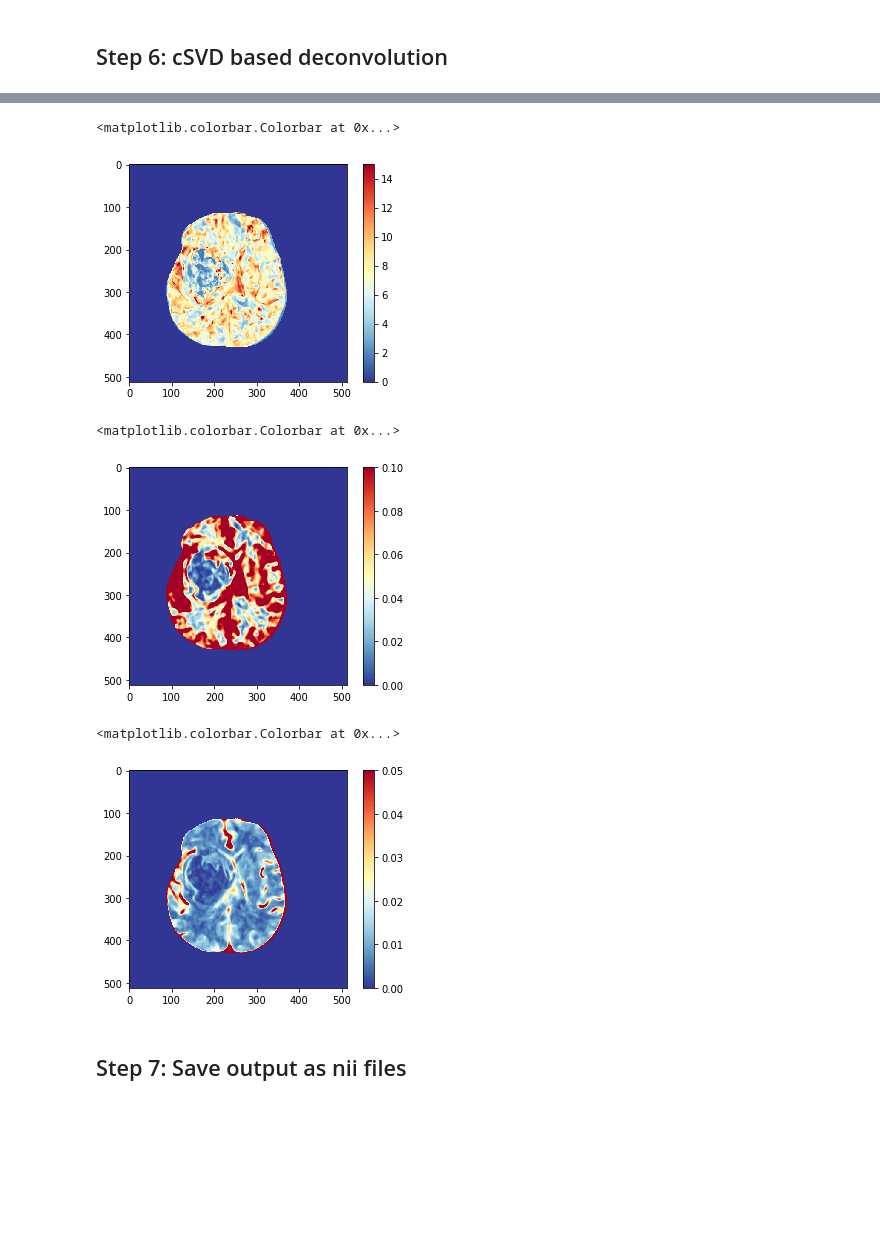
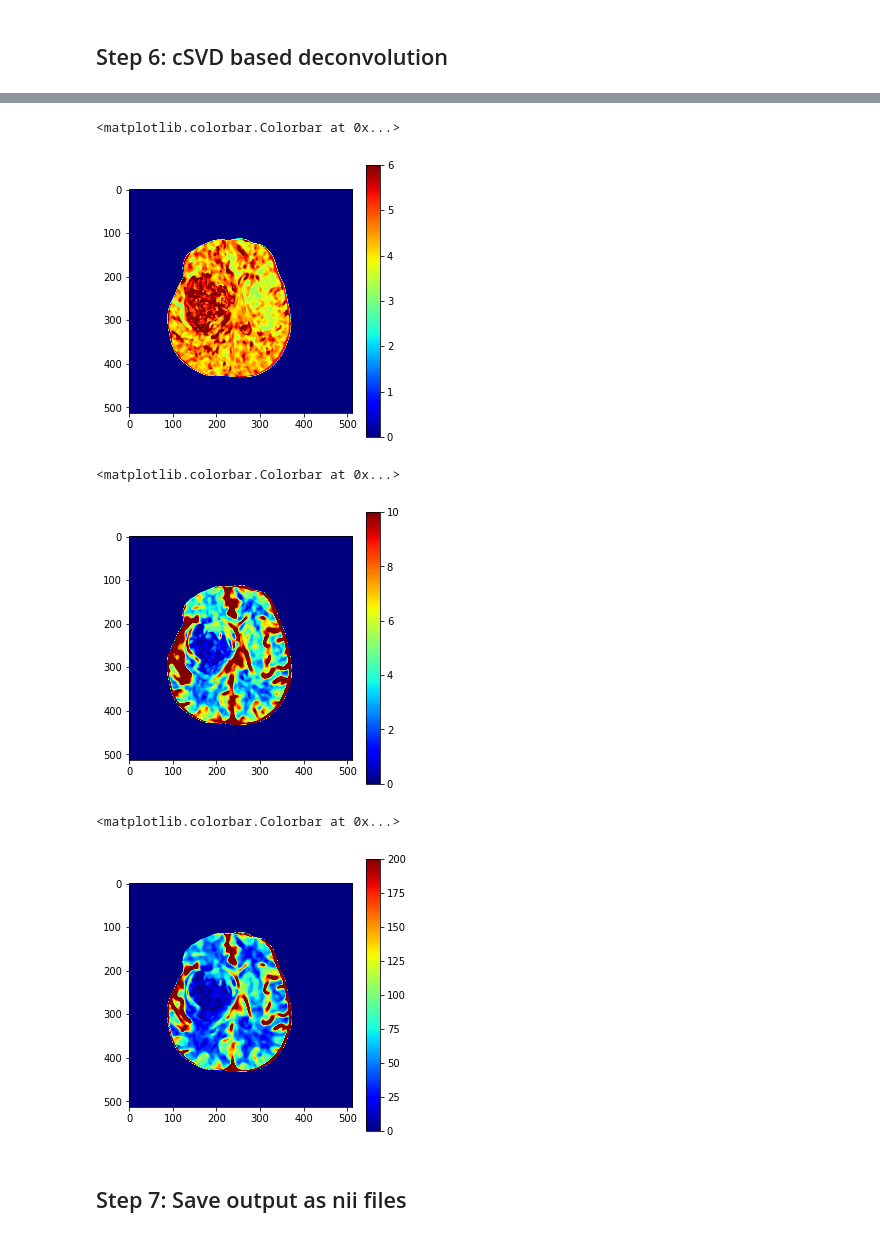
Before and after one commit to turtleizzy/ctp_csvd, a Jupyter notebook: tutorial.ipynb, the cells around one changed output, grey strips where cells are left out. Drawn from its saved outputs; the diff is of its cells as text; code cells hidden in the pictures; blank space fills up the shorter version.

```diff
--- a/tutorial.ipynb
+++ b/tutorial.ipynb
@@ -6,7 +6,7 @@ import glob
 from ctp_tools.ctp import *
 
 %matplotlib inline
-plt.rcParams['figure.figsize'] = [15, 20]
+plt.rcParams['figure.figsize'] = [5, 5]
 # %% [markdown]
 # Introduction
 
@@ -91,4 +88,4 @@ row.
 # %% [markdown]
 ## Step 6: cSVD based deconvolution
 # %%
-MTT, CBV, CBF = runDeconv(imCTC, timeIndex, brainMask, aifProps)
+MTT, CBV, CBF, tMax = runDeconv(imCTC, timeIndex, brainMask, aifProps, method='bcSVD1', cSVDThres=0.1)
@@ -95,21 +98,21 @@ MTT, CBV, CBF = runDeconv(imCTC, timeIndex, brainMask, aifProps)
 # %%
-plt.imshow(MTT[20], cmap=plt.cm.RdYlBu_r, vmin=0, vmax=15)
+plt.imshow(MTT[20], cmap=plt.cm.jet, vmin=0, vmax=6)
 plt.colorbar()
 # %% [output]
 <matplotlib.colorbar.Colorbar at 0x...>
-[figure, old version]
+[figure, new version]
 # %%
-plt.imshow(CBV[20], cmap=plt.cm.RdYlBu_r, vmin=0, vmax=0.1)
+plt.imshow(CBV[20], cmap=plt.cm.jet, vmin=0, vmax=10)
 plt.colorbar()
 # %% [output]
 <matplotlib.colorbar.Colorbar at 0x...>
-[figure, old version]
+[figure, new version]
 # %%
-plt.imshow(CBF[20], cmap=plt.cm.RdYlBu_r, vmin=0, vmax=0.05)
+plt.imshow(CBF[20], cmap=plt.cm.jet, vmin=0, vmax=200)
 plt.colorbar()
 # %% [output]
 <matplotlib.colorbar.Colorbar at 0x...>
-[figure, old version]
+[figure, new version]
 # %% [markdown]
 ## Step 7: Save output as nii files
 # %%
```
Also changed, not shown: parts of 5 cells of this notebook, 1 other file.
